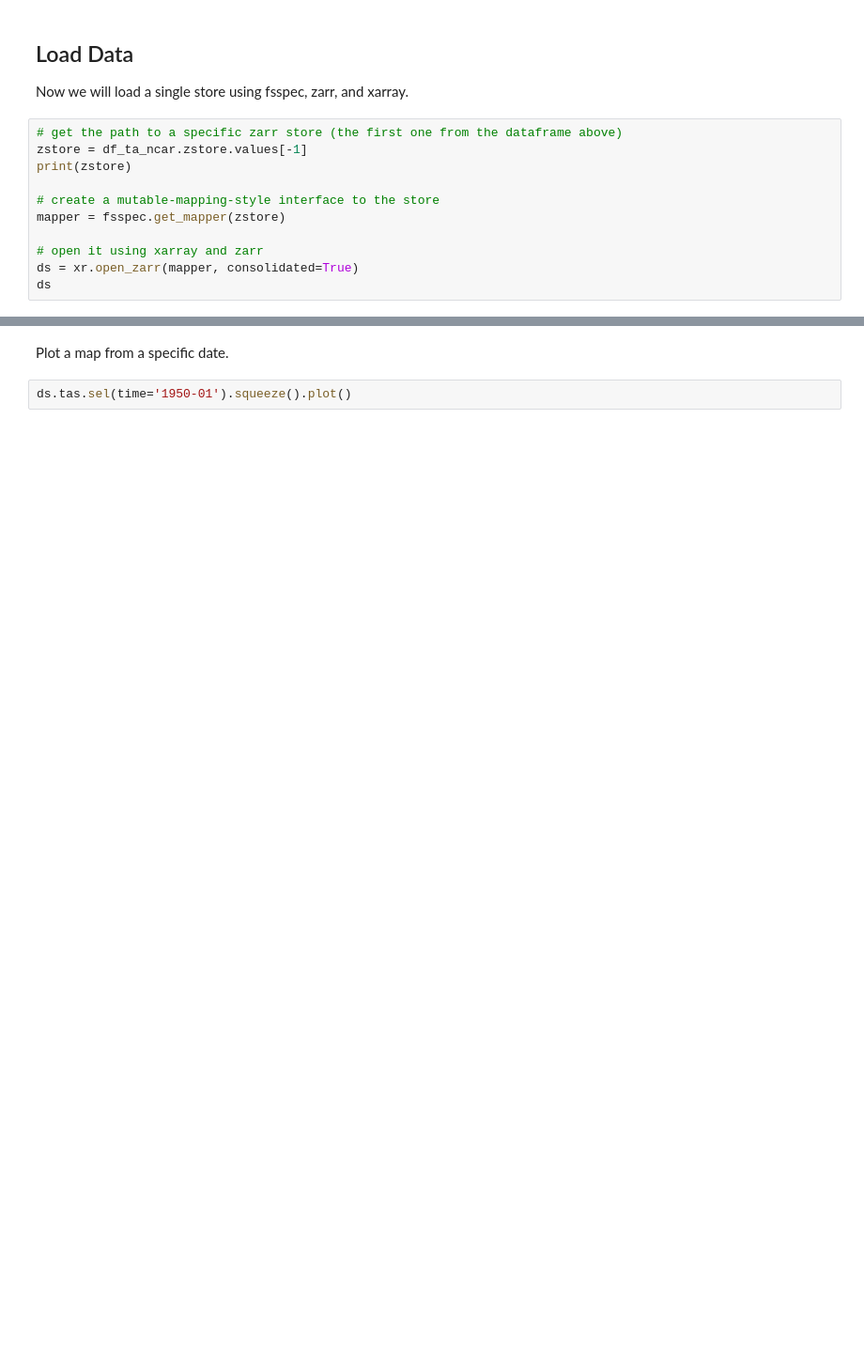
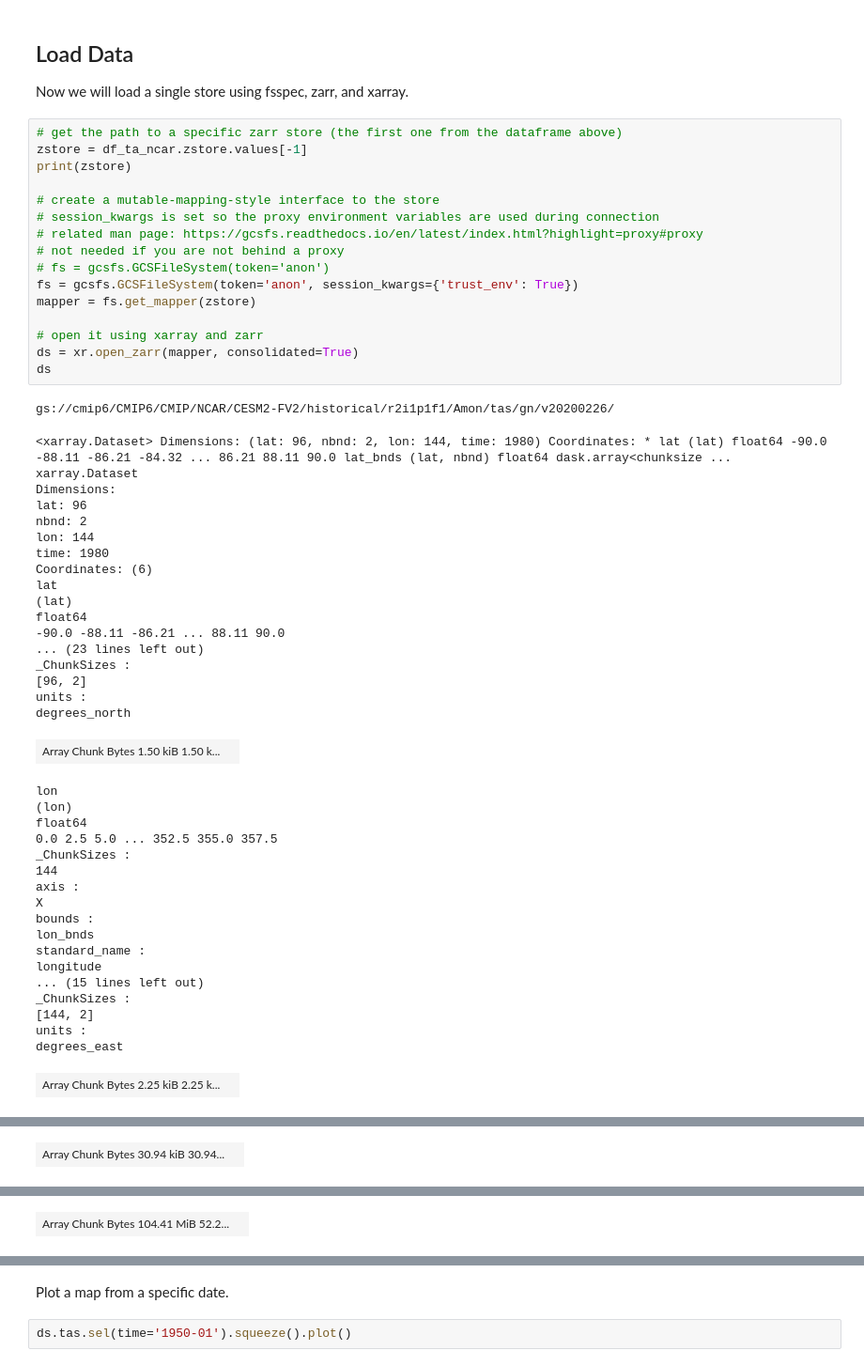
Before and after one commit to pangeo-gallery/cmip6, a Jupyter notebook: basic_search_and_load.ipynb, the cells around one changed output, grey strips where cells are left out. Shown at 94% size. Saved outputs shown, nothing was run; the diff lists cells and outputs as text; blank space fills up the shorter version.

```diff
--- a/basic_search_and_load.ipynb
+++ b/basic_search_and_load.ipynb
@@ -39,11 +79,54 @@ Now we will load a single store using fsspec, zarr, and xarray.
 # %%
 # get the path to a specific zarr store (the first one from the dataframe above)
 zstore = df_ta_ncar.zstore.values[-1]
 print(zstore)
 
 # create a mutable-mapping-style interface to the store
-mapper = fsspec.get_mapper(zstore)
+# session_kwargs is set so the proxy environment variables are used during connection
+# related man page: https://gcsfs.readthedocs.io/en/latest/index.html?highlight=proxy#proxy
+# not needed if you are not behind a proxy
+# fs = gcsfs.GCSFileSystem(token='anon')
+fs = gcsfs.GCSFileSystem(token='anon', session_kwargs={'trust_env': True})
+mapper = fs.get_mapper(zstore)
 
 # open it using xarray and zarr
 ds = xr.open_zarr(mapper, consolidated=True)
 ds
+# %% [output]
+gs://cmip6/CMIP6/CMIP/NCAR/CESM2-FV2/historical/r2i1p1f1/Amon/tas/gn/v20200226/
+<xarray.Dataset> Dimensions: (lat: 96, nbnd: 2, lon: 144, time: 1980) Coordinates: * lat (lat) float64 -90.0 -88.11 -86.21 -84.32 ... 86.21 88.11 90.0 lat_bnds (lat, nbnd) float64 dask.array<chunksize ...
+xarray.Dataset
+Dimensions:
+lat: 96
+nbnd: 2
+lon: 144
+time: 1980
+Coordinates: (6)
+lat
+(lat)
+float64
+-90.0 -88.11 -86.21 ... 88.11 90.0
+... (23 lines left out)
+_ChunkSizes :
+[96, 2]
+units :
+degrees_north
+| Array Chunk Bytes 1.50 kiB 1.50 k... |  |
+lon
+(lon)
+float64
+0.0 2.5 5.0 ... 352.5 355.0 357.5
+_ChunkSizes :
+144
+axis :
+X
+bounds :
+lon_bnds
+standard_name :
+longitude
+... (15 lines left out)
+_ChunkSizes :
+[144, 2]
+units :
+degrees_east
+| Array Chunk Bytes 2.25 kiB 2.25 k... |  |
@@ -49,0 +150 @@ ds
+| Array Chunk Bytes 30.94 kiB 30.94... |  |
@@ -49,0 +168 @@ ds
+| Array Chunk Bytes 104.41 MiB 52.2... |  |
```
Also changed, not shown: parts of 10 cells of this notebook.
